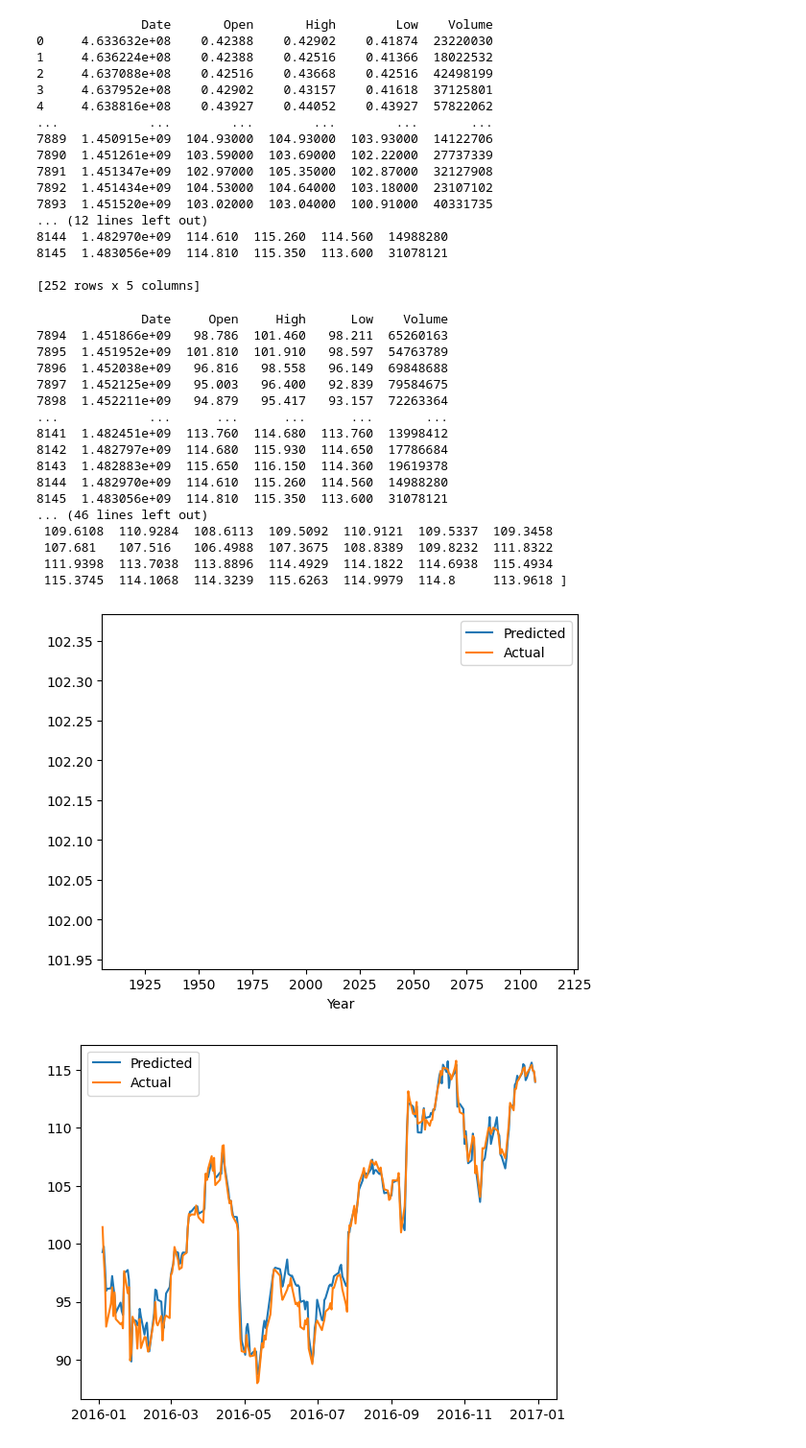
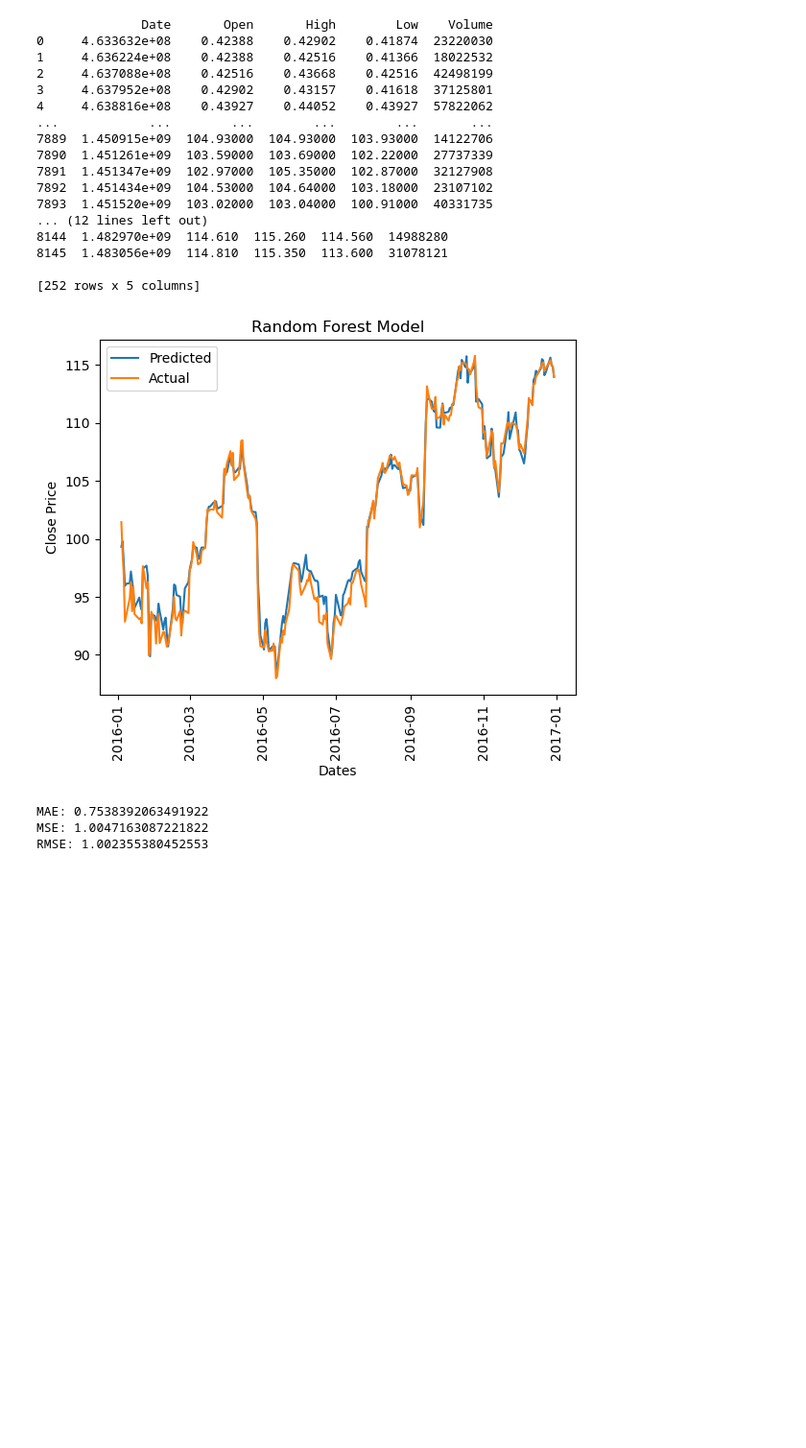
Before and after one commit to OwenKing2/CIS-3715-Final-Project, a Jupyter notebook: random_forest.ipynb, the cells around one changed output. Shown at 96% size. Drawn from its saved outputs; the diff is of its cells as text; code cells hidden in the pictures; blank space fills up the shorter version.

```diff
--- a/random_forest.ipynb
+++ b/random_forest.ipynb
@@ -93,61 +93,51 @@ predictions = pd.DataFrame(columns=['y_pred', 'y_true', 'date'])
 predictions['date'] = X_test['Date']
 predictions['y_true'] = y_test
 predictions['y_pred'] = y_pred
 
-print(X_test)
-print(y_test)
-print(y_pred)
+# print(X_test)
+# print(y_test)
+# print(y_pred)
 
 import datetime
 
 # Convert the timestamp to a datetime object
 predictions['date'] = predictions['date'].apply(lambda x: datetime.datetime.fromtimestamp(x))
 
 # Extract the year from the datetime object
 predictions['year'] = predictions['date'].apply(lambda x: x.year)
 
 # Group the predictions by year and compute the mean value for each year
-grouped_predictions = predictions.groupby('year').mean()
+# grouped_predictions = predictions.groupby('year').mean()
 
-# Plot the predicted and actual values
-plt.plot(grouped_predictions.index, grouped_predictions['y_pred'], label='Predicted')
-plt.plot(grouped_predictions.index, grouped_predictions['y_true'], label='Actual')
-plt.xlabel('Year')
-plt.legend()
-plt.show()
+# # Plot the predicted and actual values
+# plt.plot(grouped_predictions.index, grouped_predictions['y_pred'], label='Predicted')
+# plt.plot(grouped_predictions.index, grouped_predictions['y_true'], label='Actual')
+# plt.xlabel('Year')
+# plt.legend()
+# plt.show()
 
 
 # Plot the predicted and actual values
 plt.plot(predictions['date'], predictions['y_pred'], label='Predicted')
 plt.plot(predictions['date'], predictions['y_true'], label='Actual')
+plt.title("Random Forest Model")
+plt.xlabel("Dates")
+plt.ylabel("Close Price")
+plt.setp(plt.gca().xaxis.get_majorticklabels(),
+         'rotation', 90)
 plt.legend()
 plt.show()
 
 # evaluate performance
+mse = mean_squared_error(y_test, y_pred)
+print("MSE:", mse)
 mae = mean_absolute_error(y_test, y_pred)
 print("MAE:", mae)
-mse = mean_squared_error(y_test, y_pred)
-print("MSE:", mse)
 # Calculate the Root Mean Squared Error
 rmse = np.sqrt(mean_squared_error(y_test, y_pred))
 print('RMSE:', rmse)
 # %% [output]
+[figure, new version]
-              Date     Open     High      Low    Volume
-7894  1.451866e+09   98.786  101.460   98.211  65260163
-7895  1.451952e+09  101.810  101.910   98.597  54763789
-7896  1.452038e+09   96.816   98.558   96.149  69848688
-7897  1.452125e+09   95.003   96.400   92.839  79584675
-7898  1.452211e+09   94.879   95.417   93.157  72263364
-...            ...      ...      ...      ...       ...
-8141  1.482451e+09  113.760  114.680  113.760  13998412
-8142  1.482797e+09  114.680  115.930  114.650  17786684
-8143  1.482883e+09  115.650  116.150  114.360  19619378
-8144  1.482970e+09  114.610  115.260  114.560  14988280
-8145  1.483056e+09  114.810  115.350  113.600  31078121
-... (46 lines left out)
- 109.6108  110.9284  108.6113  109.5092  110.9121  109.5337  109.3458
- 107.681   107.516   106.4988  107.3675  108.8389  109.8232  111.8322
- 111.9398  113.7038  113.8896  114.4929  114.1822  114.6938  115.4934
- 115.3745  114.1068  114.3239  115.6263  114.9979  114.8     113.9618 ]
+MAE: 0.7538392063491922
+MSE: 1.0047163087221822
+RMSE: 1.002355380452553
-[figure, old version]
-[figure, removed]
```
Also changed, not shown: parts of 3 cells of this notebook, 2 other files.
